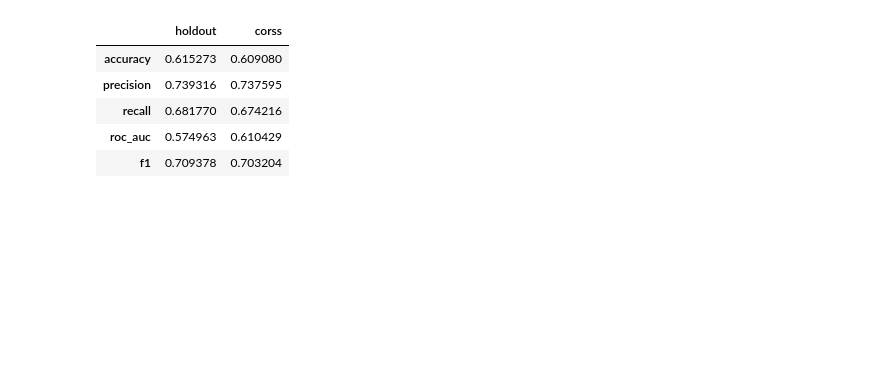
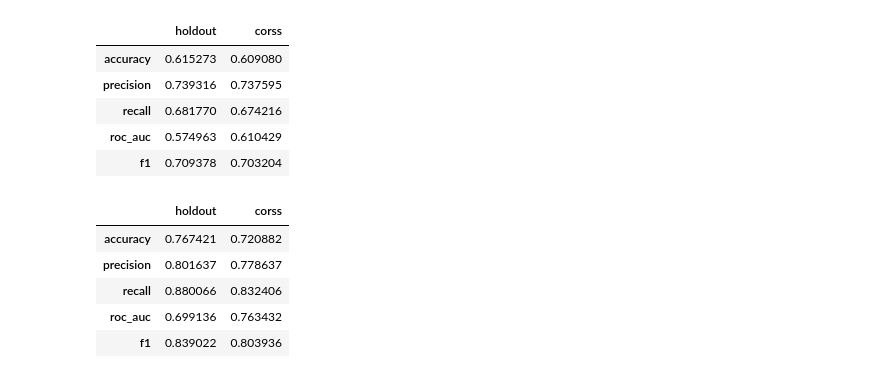
Before and after one commit to isleimar/notebook_framework_evasao_escolar, a Jupyter notebook: predicao/classificadores.ipynb, the cells around one changed output. Cells and saved outputs as stored; diff of their text form; code cells hidden in the pictures; blank space fills up the shorter version.

```diff
--- a/predicao/classificadores.ipynb
+++ b/predicao/classificadores.ipynb
@@ -65,4 +69,17 @@ nb.iniciar()
 | recall | 0.681770 | 0.674216 |
 | roc_auc | 0.574963 | 0.610429 |
 | f1 | 0.709378 | 0.703204 |
+# %%
+from scripts.predicao_multilayer_perceptron import PredicaoMultilayerPerceptron
+mp = PredicaoMultilayerPerceptron(df,alvo)
+mp.nomeCampos = campos
+preditores.append(mp)
+mp.iniciar()
+# %% [output]
+|  | holdout | corss |
+| accuracy | 0.767421 | 0.720882 |
+| precision | 0.801637 | 0.778637 |
+| recall | 0.880066 | 0.832406 |
+| roc_auc | 0.699136 | 0.763432 |
+| f1 | 0.839022 | 0.803936 |
 # %%
```
Also changed, not shown: parts of 5 cells of this notebook, 3 other files.
